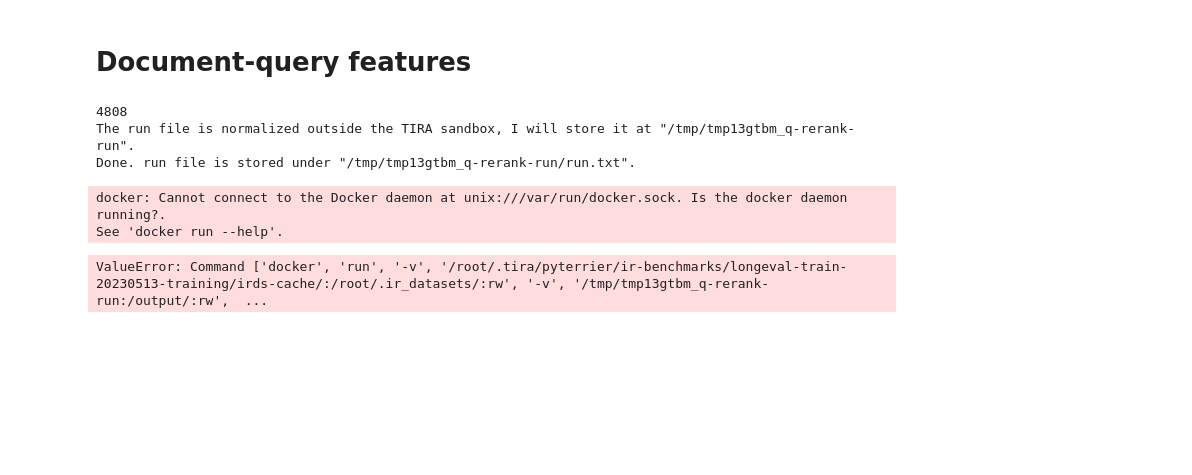
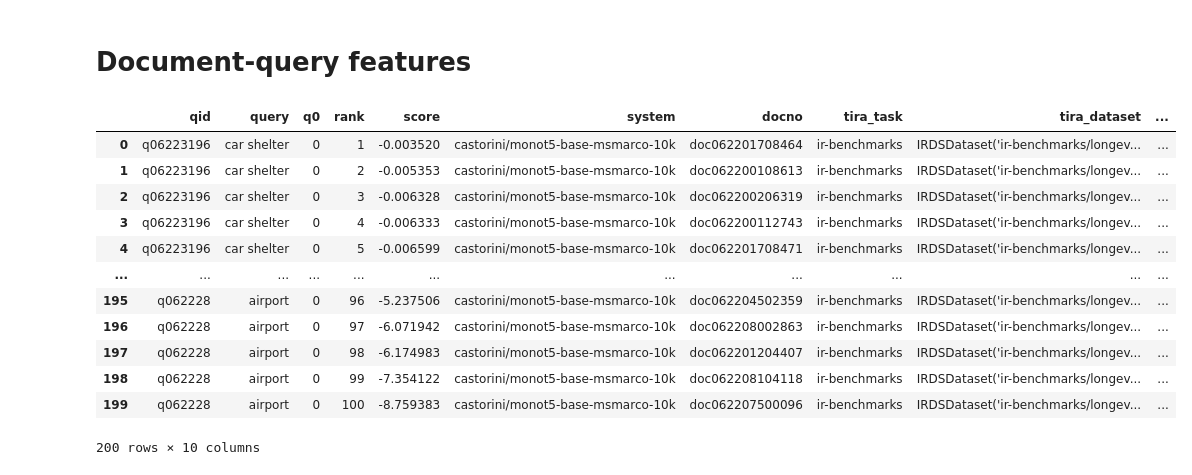
Before and after one commit to OpenWebSearch/LONGEVAL-24, a Jupyter notebook: learning-to-rank/learning-to-rank.ipynb, the cells around one changed output. Drawn from its saved outputs; the diff is of its cells as text; code cells hidden in the pictures; blank space fills up the shorter version.

```diff
--- a/learning-to-rank/learning-to-rank.ipynb
+++ b/learning-to-rank/learning-to-rank.ipynb
@@ -114,20 +114,23 @@ document_features = document_health_classification ** genre_mlp_classifier
 # %% [markdown]
 # Document-query features
 # %%
-bm25 = tira.pt.from_submission('ir-benchmarks/tira-ir-starter/BM25 (tira-ir-starter-pyterrier)', dataset)
-monot5 = tira.pt.reranker('ir-benchmarks/tira-ir-starter/MonoT5 Base (tira-ir-starter-gygaggle)', irds_id='ir-benchmarks/longeval-train-20230513-training')
+bm25 = tira.pt.from_submission('ir-benchmarks/tira-ir-starter/BM25 Re-Rank (tira-ir-starter-pyterrier)', dataset)
+monot5 = tira.pt.from_submission('ir-benchmarks/tira-ir-starter/MonoT5 Base (tira-ir-starter-gygaggle)', dataset)
 
-res_bm25 = (bm25 % 10)(topics)
-print(res_bm25['docno'].nunique())
-
-res_monot5 = monot5(res_bm25)
-print(res_monot5['docno'].nunique())
-
-# doc_query_features = bm25 ** monot5
+doc_query_features = bm25 ** monot5
-# %% [output]
-4808
-The run file is normalized outside the TIRA sandbox, I will store it at "/tmp/tmp13gtbm_q-rerank-run".
-Done. run file is stored under "/tmp/tmp13gtbm_q-rerank-run/run.txt".
-docker: Cannot connect to the Docker daemon at unix:///var/run/docker.sock. Is the docker daemon running?.
-See 'docker run --help'.
-ValueError: Command ['docker', 'run', '-v', '/root/.tira/pyterrier/ir-benchmarks/longeval-train-20230513-training/irds-cache/:/root/.ir_datasets/:rw', '-v', '/tmp/tmp13gtbm_q-rerank-run:/output/:rw',  ...
+# %%
+monot5(topics.head(2))
+# %% [output]
+|  | qid | query | q0 | rank | score | system | docno | tira_task | tira_dataset | ... |
+| 0 | q06223196 | car shelter | 0 | 1 | -0.003520 | castorini/monot5-base-msmarco-10k | doc062201708464 | ir-benchmarks | IRDSDataset('ir-benchmarks/longev... | ... |
+| 1 | q06223196 | car shelter | 0 | 2 | -0.005353 | castorini/monot5-base-msmarco-10k | doc062200108613 | ir-benchmarks | IRDSDataset('ir-benchmarks/longev... | ... |
+| 2 | q06223196 | car shelter | 0 | 3 | -0.006328 | castorini/monot5-base-msmarco-10k | doc062200206319 | ir-benchmarks | IRDSDataset('ir-benchmarks/longev... | ... |
+| 3 | q06223196 | car shelter | 0 | 4 | -0.006333 | castorini/monot5-base-msmarco-10k | doc062200112743 | ir-benchmarks | IRDSDataset('ir-benchmarks/longev... | ... |
+| 4 | q06223196 | car shelter | 0 | 5 | -0.006599 | castorini/monot5-base-msmarco-10k | doc062201708471 | ir-benchmarks | IRDSDataset('ir-benchmarks/longev... | ... |
+| ... | ... | ... | ... | ... | ... | ... | ... | ... | ... | ... |
+| 195 | q062228 | airport | 0 | 96 | -5.237506 | castorini/monot5-base-msmarco-10k | doc062204502359 | ir-benchmarks | IRDSDataset('ir-benchmarks/longev... | ... |
+| 196 | q062228 | airport | 0 | 97 | -6.071942 | castorini/monot5-base-msmarco-10k | doc062208002863 | ir-benchmarks | IRDSDataset('ir-benchmarks/longev... | ... |
+| 197 | q062228 | airport | 0 | 98 | -6.174983 | castorini/monot5-base-msmarco-10k | doc062201204407 | ir-benchmarks | IRDSDataset('ir-benchmarks/longev... | ... |
+| 198 | q062228 | airport | 0 | 99 | -7.354122 | castorini/monot5-base-msmarco-10k | doc062208104118 | ir-benchmarks | IRDSDataset('ir-benchmarks/longev... | ... |
+| 199 | q062228 | airport | 0 | 100 | -8.759383 | castorini/monot5-base-msmarco-10k | doc062207500096 | ir-benchmarks | IRDSDataset('ir-benchmarks/longev... | ... |
+200 rows × 10 columns
```
Also changed, not shown: parts of 5 cells of this notebook.
